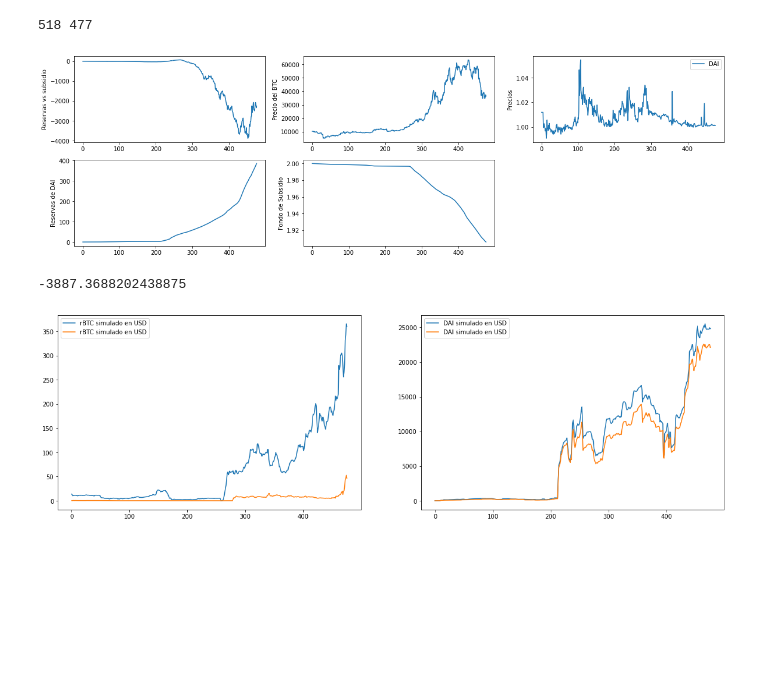
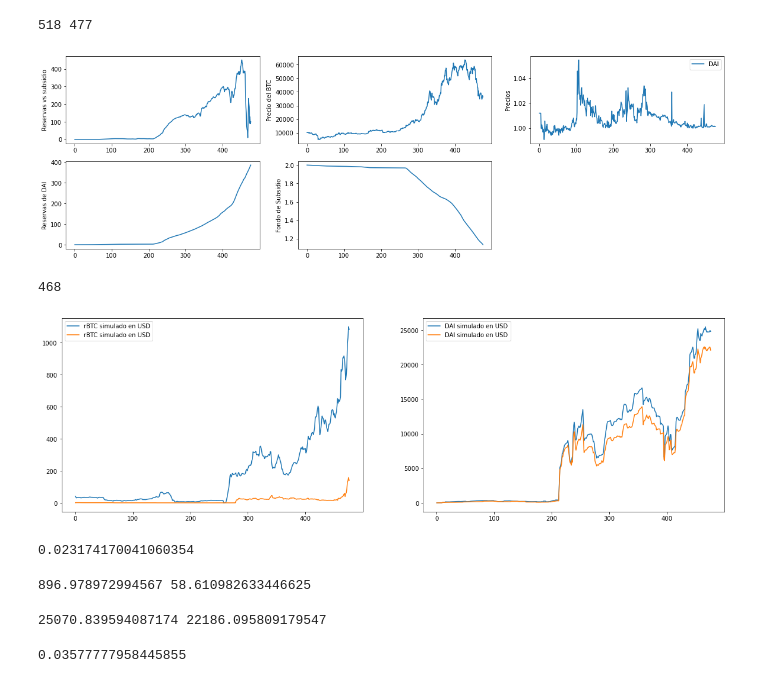
Before and after one commit to TruStartUp/tropyco-simulation, a Jupyter notebook: Modelo Hurricane/Simulación de Hurricane con los datos históricos de compound.ipynb, the cells around one changed output. Cells and saved outputs as stored; diff of their text form; code cells hidden in the pictures; blank space fills up the shorter version.

Commit message:
Modificación en la simulación con los datos hitóricos de BTC

```diff
--- a/Modelo Hurricane/Simulación de Hurricane con los datos históricos de compound.ipynb
+++ b/Modelo Hurricane/Simulación de Hurricane con los datos históricos de compound.ipynb
@@ -744,7 +744,7 @@ plt.show()
 # Simulación para determinar el marketCap
 # %%
 lenData = min(len(TS),len(TSD)) # ,len(TSU))
-volM = 30
+volM = 10
 contractor = 0.00001
 
 TS = TS[:lenData]
@@ -1045,7 +1045,11 @@ plt.show()
 ## Paso a precios del BTC
 # %%
 # BTCPrice = pd.read_excel("/TRU/Tropykus/Simulación/tropykus-simulation/Historico de precios/Bitcoin.xlsx")
-BTCPrice = pd.read_csv("/TRU/Tropykus/Simulación/tropykus-simulation/Historico de precios/BTC-USD.csv")
+
+# BTCPrice = pd.read_csv("/TRU/Tropykus/Simulación/tropykus-simulation/Historico de precios/BTC-USD.csv")
+# BTCPrice.keys()
+
+BTCPrice = pd.read_csv("/home/jorge/TRU/Tropykus/tropykus-simulation/Historico de precios/BTC-USD.csv")
 BTCPrice.keys()
 # %% [output]
 Index(['Date', 'Open', 'High', 'Low', 'Close', 'Adj Close', 'Volume'], dtype='object')
@@ -1064,42 +1068,42 @@ earnings = []
 markets = 3
 BTCPricesForExample = list(BTCPrice["Close"][41:])
 for r in range(len(TRD)):
-    earnings.append(TRD[r]*PRD[r]*markets-(subsidyN[0]-subsidyN[r])*BTCPricesForExample[r])
+    earnings.append(TRD[r]*PRD[r]*markets-(subsidyN[0]-subsidyN[r])*PR[r])
 
 plt.subplot(2,3,1)
 plt.plot(earnings)
 plt.ylabel("Reservas vs subsidio")
 
 plt.subplot(2,3,2)
 # plt.plot(PR[:len(TRD)])
 plt.plot(BTCPricesForExample[:len(TRD)])
 plt.ylabel("Precio del BTC")
 
 plt.subplot(2,3,3)
 plt.plot(PRD[:len(TRD)],label="DAI")
 # plt.plot(PRU[:len(TRU)],label="USDT")
 plt.legend()
 plt.ylabel("Precios")
 
 plt.subplot(2,3,4)
 plt.plot(TRD)
 plt.ylabel("Reservas de DAI")
 
 # plt.subplot(2,3,5)
 # plt.plot(TRU)
 # plt.ylabel("Reservas de USDT")
 
 plt.subplot(2,3,5)
 plt.plot(subsidyN[:len(TRD)])
 plt.ylabel("Fondo de Subsidio")
 
 plt.show()
 # %% [output]
-[figure, old version]
+[figure, new version]
-# %%
-min(earnings)
-# %% [output]
--3887.3688202438875
+# %%
+earnings.index(min(earnings[300:]))
+# %% [output]
+468
 # %%
 plt.subplot(1,2,1)
 plt.plot(TSNP,label = "rBTC simulado en USD")
@@ -1115,4 +1119,20 @@ plt.legend()
 
 plt.show()
 # %% [output]
-[figure, old version]
+[figure, new version]
+# %%
+TSNP[468]/BTCPricesForExample[468]
+# %% [output]
+0.023174170041060354
+# %%
+print(TSNP[468],TBNP[468])
+# %% [output]
+896.978972994567 58.610982633446625
+# %%
+print(TSDNP[468],TBDNP[468])
+# %% [output]
+25070.839594087174 22186.095809179547
+# %%
+TSNP[468]/TSDNP[468]
+# %% [output]
+0.03577777958445855
```
Also changed, not shown: parts of 7 cells of this notebook, 1 other file.
